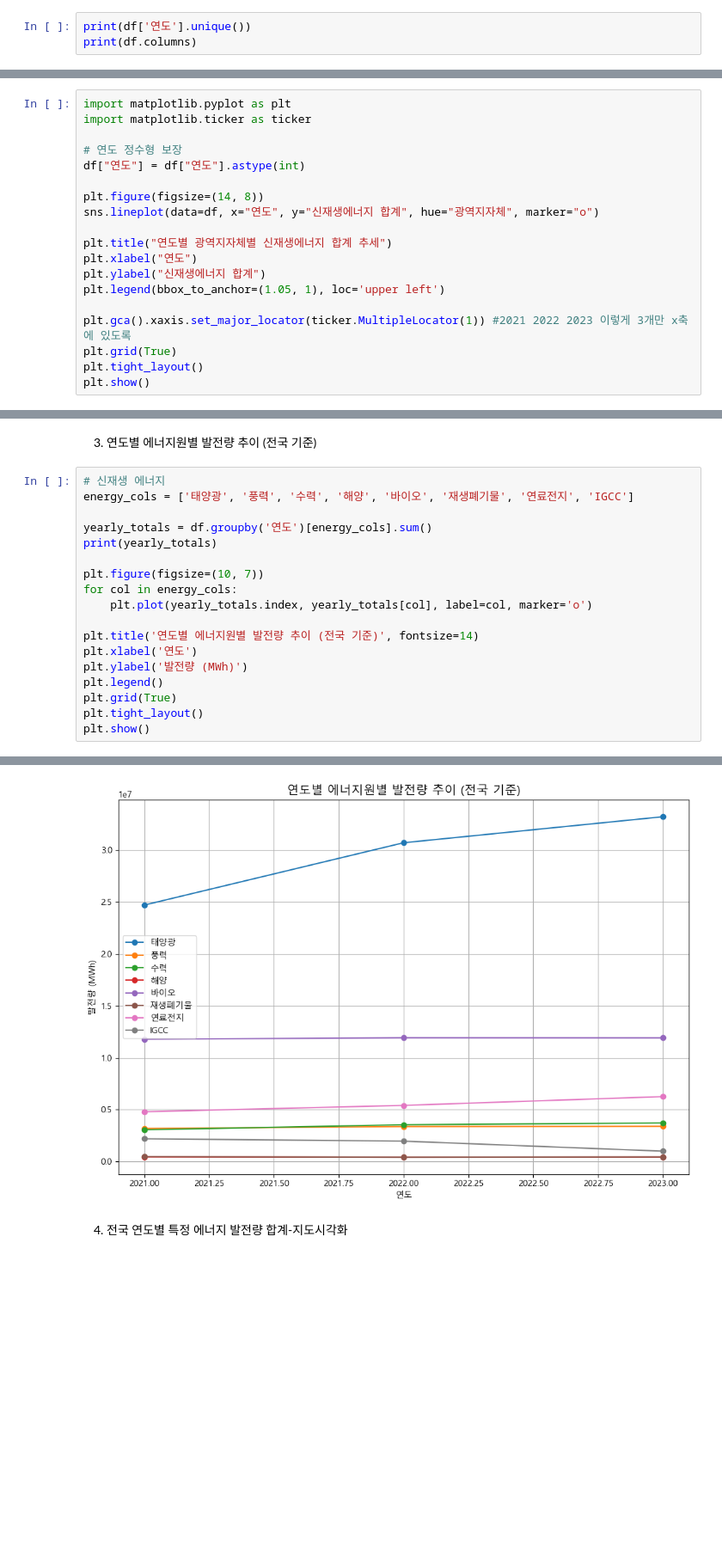
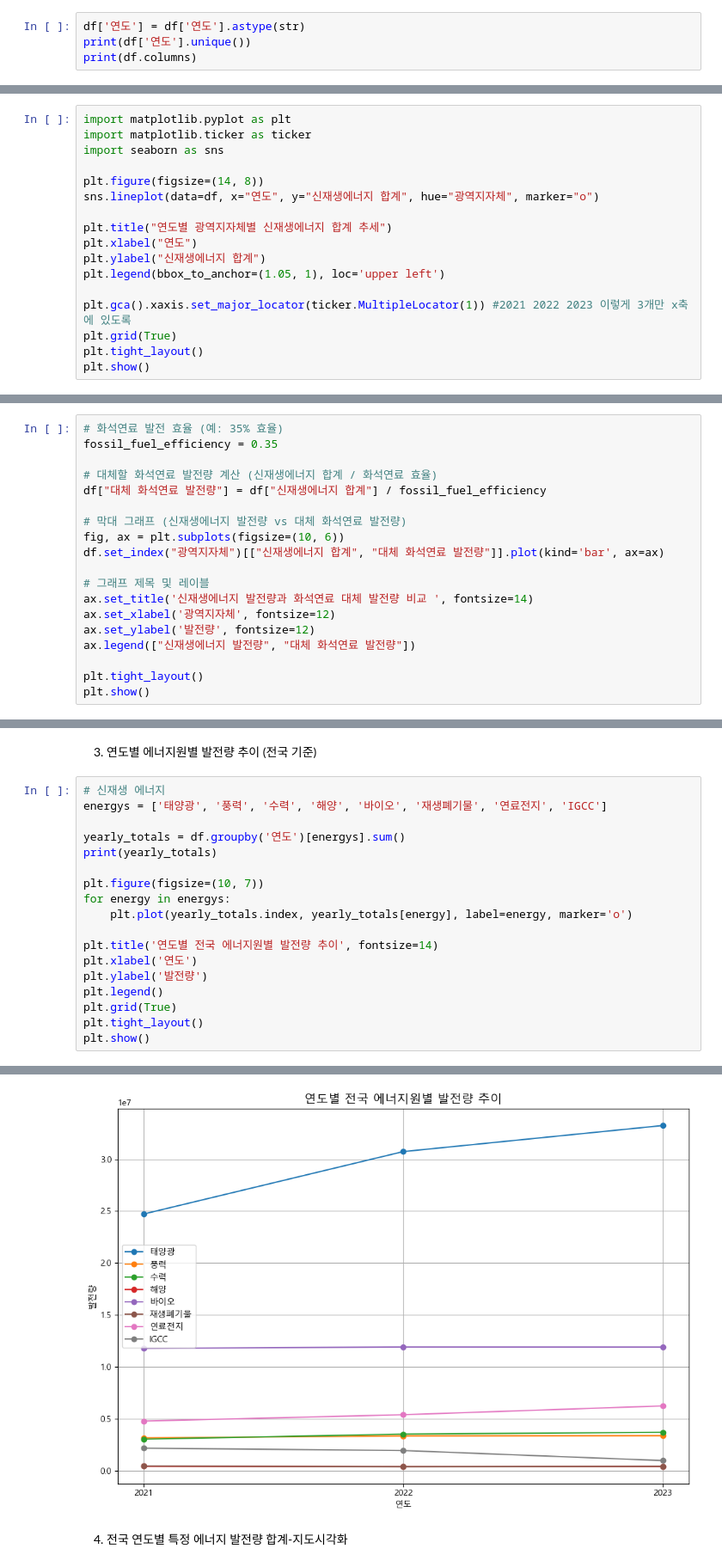
Before and after one commit to ttw997/TansoZero-Data, a Jupyter notebook: Preprocessing_EDA/지역별 신재생 에너지 발전량_EDA.ipynb, the cells around one changed output, grey strips where cells are left out. Shown at 86% size. Cells and saved outputs as stored; diff of their text form; blank space fills up the shorter version.

```diff
--- a/Preprocessing_EDA/지역별 신재생 에너지 발전량_EDA.ipynb
+++ b/Preprocessing_EDA/지역별 신재생 에너지 발전량_EDA.ipynb
@@ -93,6 +92,7 @@ IGCC          0
 시도코드          0
 dtype: int64
 # %%
+df['연도'] = df['연도'].astype(str)
 print(df['연도'].unique())
 print(df.columns)
 # %% [output]
@@ -105,9 +105,7 @@ Index(['연도', '광역지자체', '신재생에너지 합계', '재생에너
 # %%
 import matplotlib.pyplot as plt
 import matplotlib.ticker as ticker
-
-# 연도 정수형 보장
-df["연도"] = df["연도"].astype(int)
+import seaborn as sns
 
 plt.figure(figsize=(14, 8))
 sns.lineplot(data=df, x="연도", y="신재생에너지 합계", hue="광역지자체", marker="o")
@@ -125,0 +124,19 @@ plt.show()
+# %%
+# 화석연료 발전 효율 (예: 35% 효율)
+fossil_fuel_efficiency = 0.35
+
+# 대체할 화석연료 발전량 계산 (신재생에너지 합계 / 화석연료 효율)
+df["대체 화석연료 발전량"] = df["신재생에너지 합계"] / fossil_fuel_efficiency
+
+# 막대 그래프 (신재생에너지 발전량 vs 대체 화석연료 발전량)
+fig, ax = plt.subplots(figsize=(10, 6))
+df.set_index("광역지자체")[["신재생에너지 합계", "대체 화석연료 발전량"]].plot(kind='bar', ax=ax)
+
+# 그래프 제목 및 레이블
+ax.set_title('신재생에너지 발전량과 화석연료 대체 발전량 비교 ', fontsize=14)
+ax.set_xlabel('광역지자체', fontsize=12)
+ax.set_ylabel('발전량', fontsize=12)
+ax.legend(["신재생에너지 발전량", "대체 화석연료 발전량"])
+
+plt.tight_layout()
+plt.show()
@@ -169,29 +198,29 @@ plt.show()
 3) 연도별 에너지원별 발전량 추이 (전국 기준)
 # %%
 # 신재생 에너지
-energy_cols = ['태양광', '풍력', '수력', '해양', '바이오', '재생폐기물', '연료전지', 'IGCC']
+energys = ['태양광', '풍력', '수력', '해양', '바이오', '재생폐기물', '연료전지', 'IGCC']
 
-yearly_totals = df.groupby('연도')[energy_cols].sum()
+yearly_totals = df.groupby('연도')[energys].sum()
 print(yearly_totals)
 
 plt.figure(figsize=(10, 7))
-for col in energy_cols:
-    plt.plot(yearly_totals.index, yearly_totals[col], label=col, marker='o')
+for energy in energys:
+    plt.plot(yearly_totals.index, yearly_totals[energy], label=energy, marker='o')
 
-plt.title('연도별 에너지원별 발전량 추이 (전국 기준)', fontsize=14)
+plt.title('연도별 전국 에너지원별 발전량 추이', fontsize=14)
 plt.xlabel('연도')
-plt.ylabel('발전량 (MWh)')
+plt.ylabel('발전량')
 plt.legend()
 plt.grid(True)
 plt.tight_layout()
 plt.show()
 # %% [output]
            태양광       풍력       수력      해양       바이오   재생폐기물     연료전지     IGCC
 연도
 2021  24717622  3180019  3057210  454980  11788066  470619  4798121  2190755
 2022  30726259  3369457  3544867  423843  11927593  413530  5409624  1964827
 2023  33236447  3392165  3718016  437566  11918038  443769  6257348   996517
-[figure, old version]
+[figure, new version]
 # %% [markdown]
 4) 전국 연도별 특정 에너지 발전량 합계-지도시각화
 # %%
```
Also changed, not shown: parts of 8 cells of this notebook, 3 other files.
